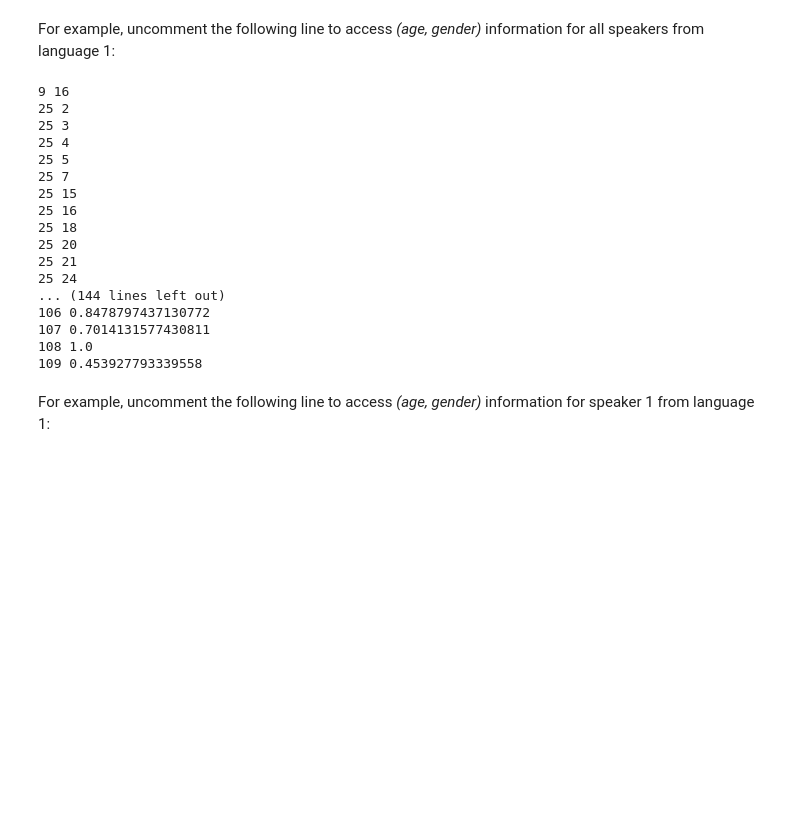
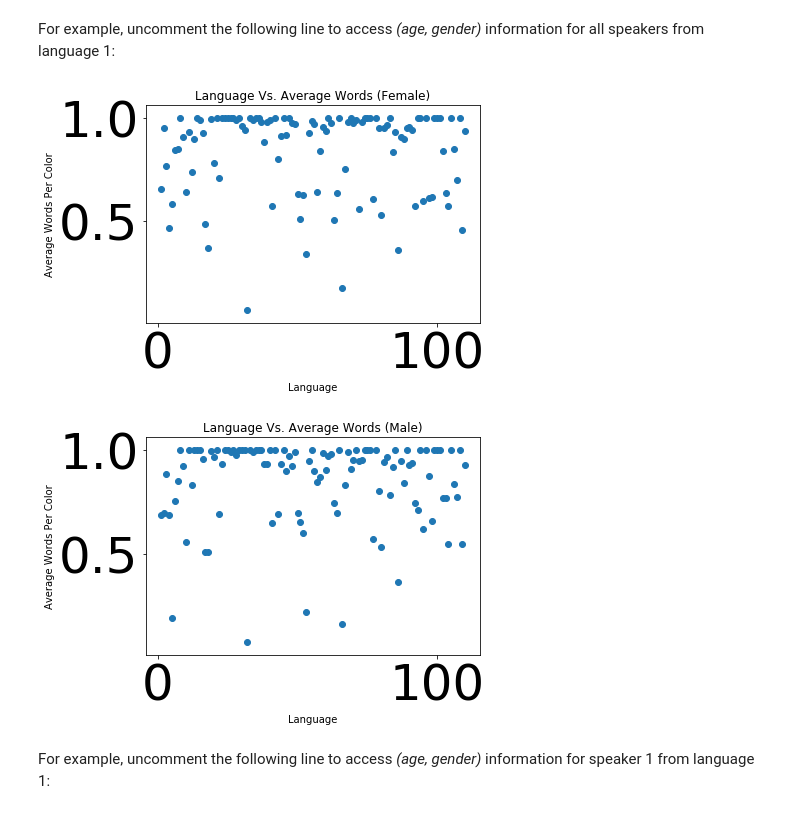
Before and after one commit to Advay-Sriram/cog260-final-project, a Jupyter notebook: wcs_data_notebook/wcs_demo_notebook.ipynb, the cells around one changed output. Cells and saved outputs as stored; diff of their text form; code cells hidden in the pictures; blank space fills up the shorter version.

Commit message:
Create scatterplot graphs

```diff
--- a/wcs_data_notebook/wcs_demo_notebook.ipynb
+++ b/wcs_data_notebook/wcs_demo_notebook.ipynb
@@ -171,12 +171,7 @@ for language in range(1,len(speakerInfo)+1):
                 appendString = [language, speaker, termsChipsRatio[language][speaker]]
                 femaleSpeakerArray.append(appendString)
         except:
-            print(language, speaker)
             pass
-
-#print(len(femaleSpeakerArray))
-#print(len(maleSpeakerArray))
-#print(len(maleSpeakerArray)+ len(femaleSpeakerArray))
 
 fsum = 0
 fratios = []
@@ -193,66 +188,62 @@ mavg = np.divide(msum, len(maleSpeakerArray))
 
 maleStdDevArray = np.std(mratios)
 femaleStdDevArray = np.std(fratios)
-
-#print(mavg)
 
 maleLanguageAvgRatioArray = []
 languageSum = 0
 count = 0
 currLanguage = 1
 maleLanguageAvgRatio = 0
 for speaker in maleSpeakerArray:
     if speaker[0] == currLanguage:
         languageSum += speaker[2]
         count += 1
     else:
         maleLanguageAvgRatio = languageSum / count
         maleLanguageAvgRatioArray.append(maleLanguageAvgRatio)
         count = 0
         languageSum = 0
         currLanguage = speaker[0]
         languageSum += speaker[2]
         count += 1
+maleLanguageAvgRatio = languageSum / count
+maleLanguageAvgRatioArray.append(maleLanguageAvgRatio)
 
 femaleLanguageAvgRatioArray = []
 femaleLanguageSum = 0
 femaleCount = 0
 femaleCurrLanguage = 1
 femaleLanguageAvgRatio = 0
 for index in range(len(femaleSpeakerArray)):
-    if speaker[index][0] == femaleCurrLanguage:
-        femaleLanguageSum += speaker[index][2]
+    if femaleSpeakerArray[index][0] == femaleCurrLanguage:
+        femaleLanguageSum += femaleSpeakerArray[index][2]
         femaleCount += 1
-    elif index == len(femaleSpeakerArray):
-        femaleLanguageAvgRatio = femaleLanguageSum / femaleCount
-        femaleLanguageAvgRatioArray.append(femaleLanguageAvgRatio)
     else:
         femaleLanguageAvgRatio = femaleLanguageSum / femaleCount
         femaleLanguageAvgRatioArray.append(femaleLanguageAvgRatio)
         femaleCount = 0
         femaleLanguageSum = 0
-        femaleCurrLanguage = speaker[index][0]
-        femaleLanguageSum += speaker[index][2]
+        femaleCurrLanguage = femaleSpeakerArray[index][0]
+        femaleLanguageSum += femaleSpeakerArray[index][2]
         femaleCount += 1
-#TODO for lnguages with only one male/female speaker, they are not appended into any average. FIX THAT
+#additional call outside of for loop to account for last avg ratio.
+femaleLanguageAvgRatio = femaleLanguageSum / femaleCount
+femaleLanguageAvgRatioArray.append(femaleLanguageAvgRatio)
+
+plt.scatter(namingData.keys(), femaleLanguageAvgRatioArray)
+plt.title("Language Vs. Average Words (Female)")
+plt.xlabel("Language")
+plt.ylabel("Average Words Per Color")
+plt.show()
+
+plt.scatter(namingData.keys(), maleLanguageAvgRatioArray)
+plt.title("Language Vs. Average Words (Male)")
+plt.xlabel("Language")
+plt.ylabel("Average Words Per Color")
+plt.show()
 # %% [output]
-9 16
-25 2
-25 3
-25 4
-25 5
-25 7
-25 15
-25 16
-25 18
-25 20
-25 21
-25 24
-... (144 lines left out)
-106 0.8478797437130772
-107 0.7014131577430811
-108 1.0
-109 0.453927793339558
+[figure, added]
+[figure, added]
 # %% [markdown]
 For example, uncomment the following line to access _(age, gender)_ information for speaker 1 from language 1:
 # %%
```
Also changed, not shown: parts of 3 cells of this notebook.
